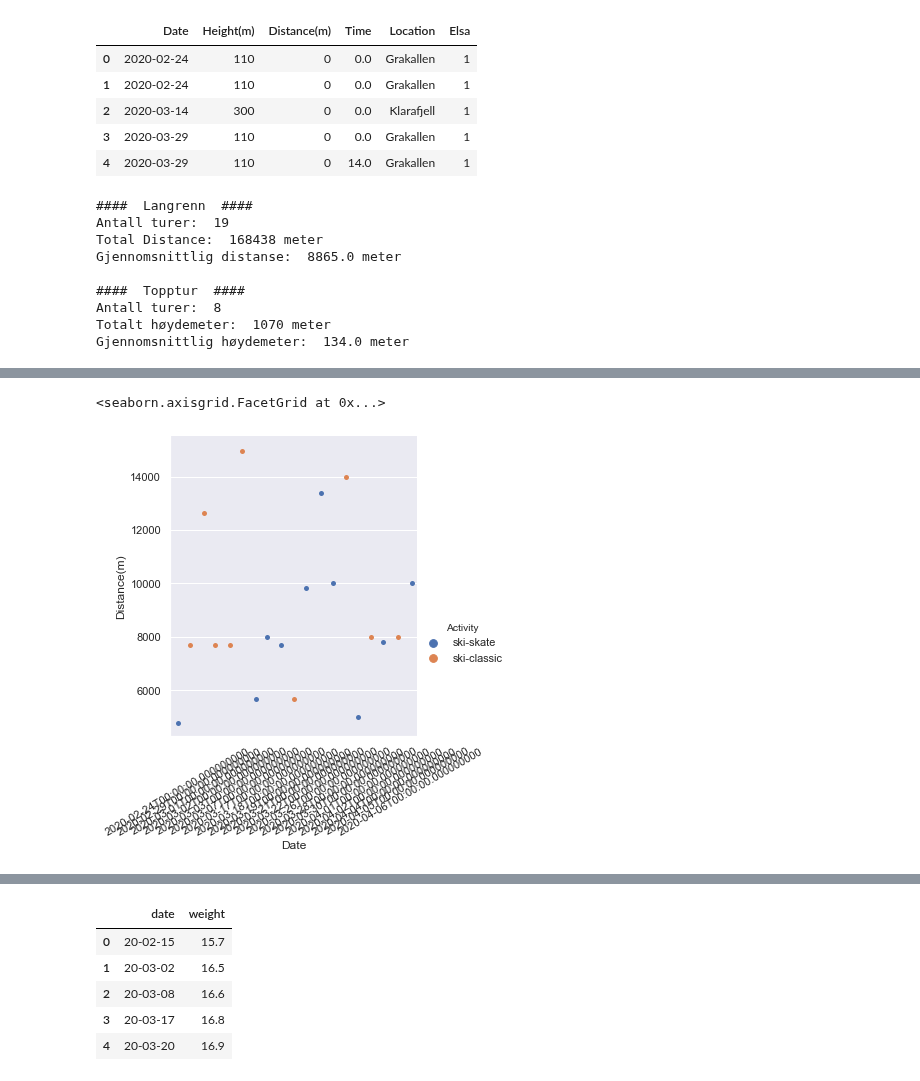
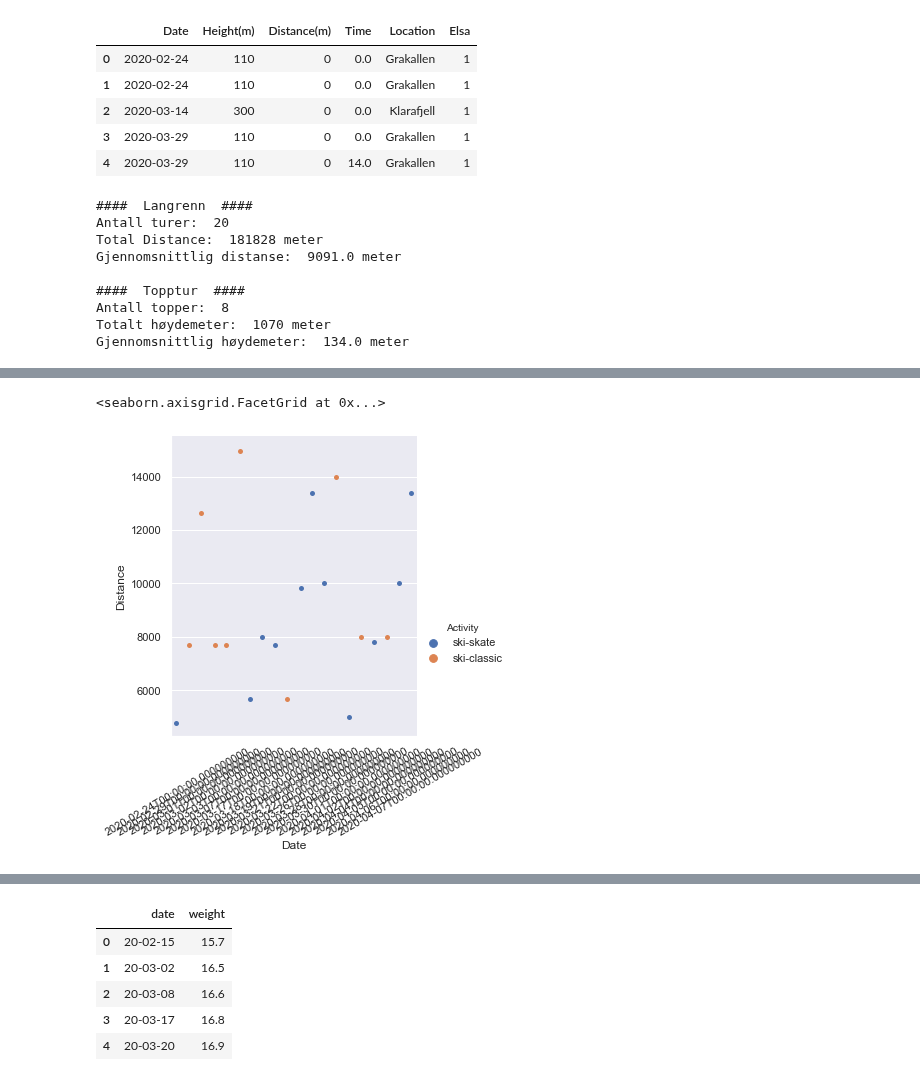
Before and after one commit to Olarm/Treningsdagbok, a Jupyter notebook: oversikt.ipynb, the cells around one changed output, grey strips where cells are left out. Cells and saved outputs as stored; diff of their text form; code cells hidden in the pictures.

```diff
--- a/oversikt.ipynb
+++ b/oversikt.ipynb
@@ -50,8 +50,9 @@ topptur.head()
 | 4 | 2020-03-29 | 110 | 0 | 14.0 | Grakallen | 1 |
 # %%
 data['Date'] = pd.to_datetime(data['Date'])
+data["DateString"] = data["Date"].dt.strftime("%d-%m-%Y")
 # %%
-distance = data["Distance(m)"]
+distance = data["Distance"]
 
 print("####  Langrenn  ####")
 print("Antall turer: ", distance.shape[0])
@@ -60,17 +61,17 @@ print("Gjennomsnittlig distanse: ", np.round(np.average(distance)), "meter")
 
 height = topptur["Height(m)"]
 print("\n####  Topptur  ####")
-print("Antall turer: ", height.shape[0])
+print("Antall topper: ", height.shape[0])
 print("Totalt høydemeter: ", np.sum(height), "meter")
 print("Gjennomsnittlig høydemeter: ", np.round(np.average(height)), "meter")
 # %% [output]
 ####  Langrenn  ####
-Antall turer:  19
-Total Distance:  168438 meter
-Gjennomsnittlig distanse:  8865.0 meter
+Antall turer:  20
+Total Distance:  181828 meter
+Gjennomsnittlig distanse:  9091.0 meter
 
 ####  Topptur  ####
-Antall turer:  8
+Antall topper:  8
 Totalt høydemeter:  1070 meter
 Gjennomsnittlig høydemeter:  134.0 meter
 # %%
@@ -97,11 +92,11 @@ show(p)
 [interactive output not drawn]
 [interactive output not drawn]
 # %%
-p = sns.catplot(x="Date", y="Distance(m)", hue="Activity", data=data)
+p = sns.catplot(x="Date", y="Distance", hue="Activity", data=data)
 p.set_xticklabels(rotation=30)
 # %% [output]
 <seaborn.axisgrid.FacetGrid at 0x...>
-[figure, old version]
+[figure, new version]
 # %%
 p = figure(plot_width=500, plot_height=400)#, x_axis_type="datetime")
 p.line('Date', 'Weight', source=weight)
```
Also changed, not shown: parts of 4 cells of this notebook.
